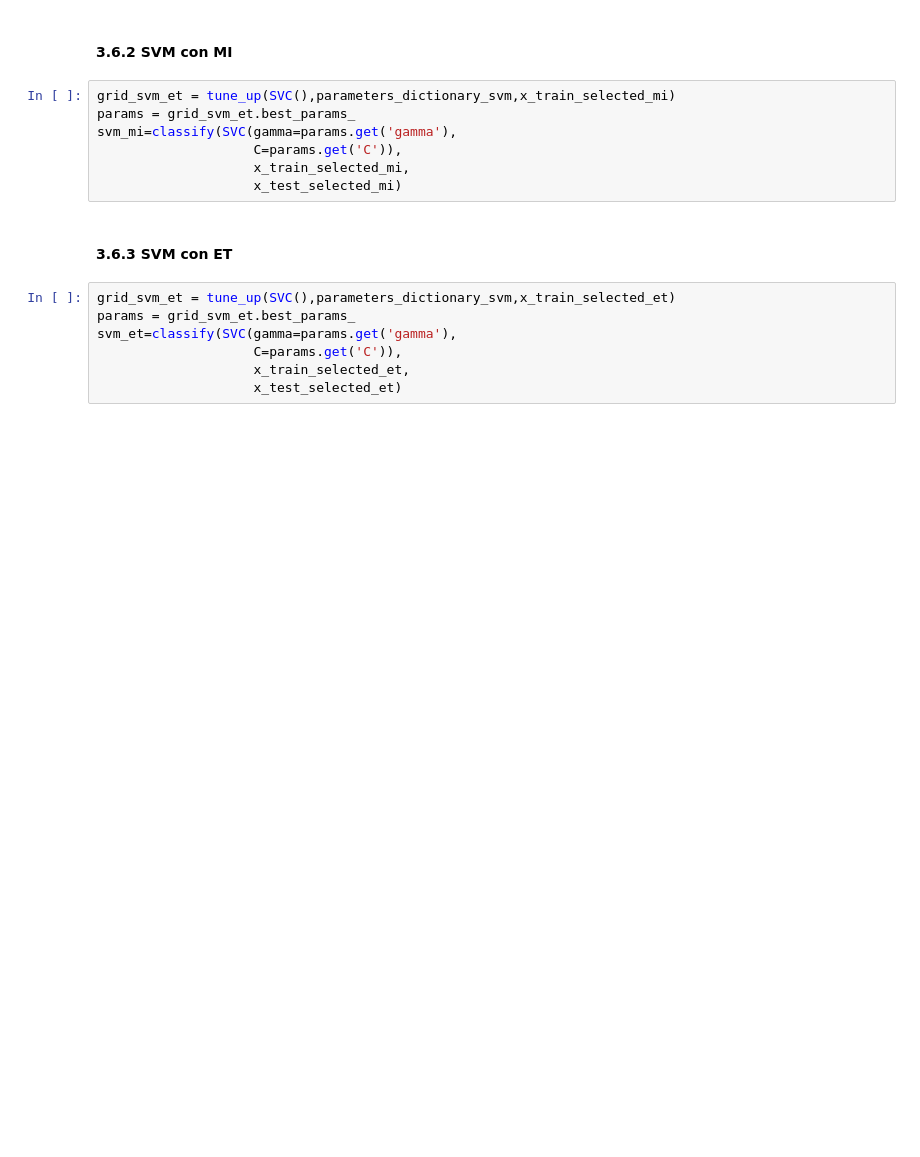
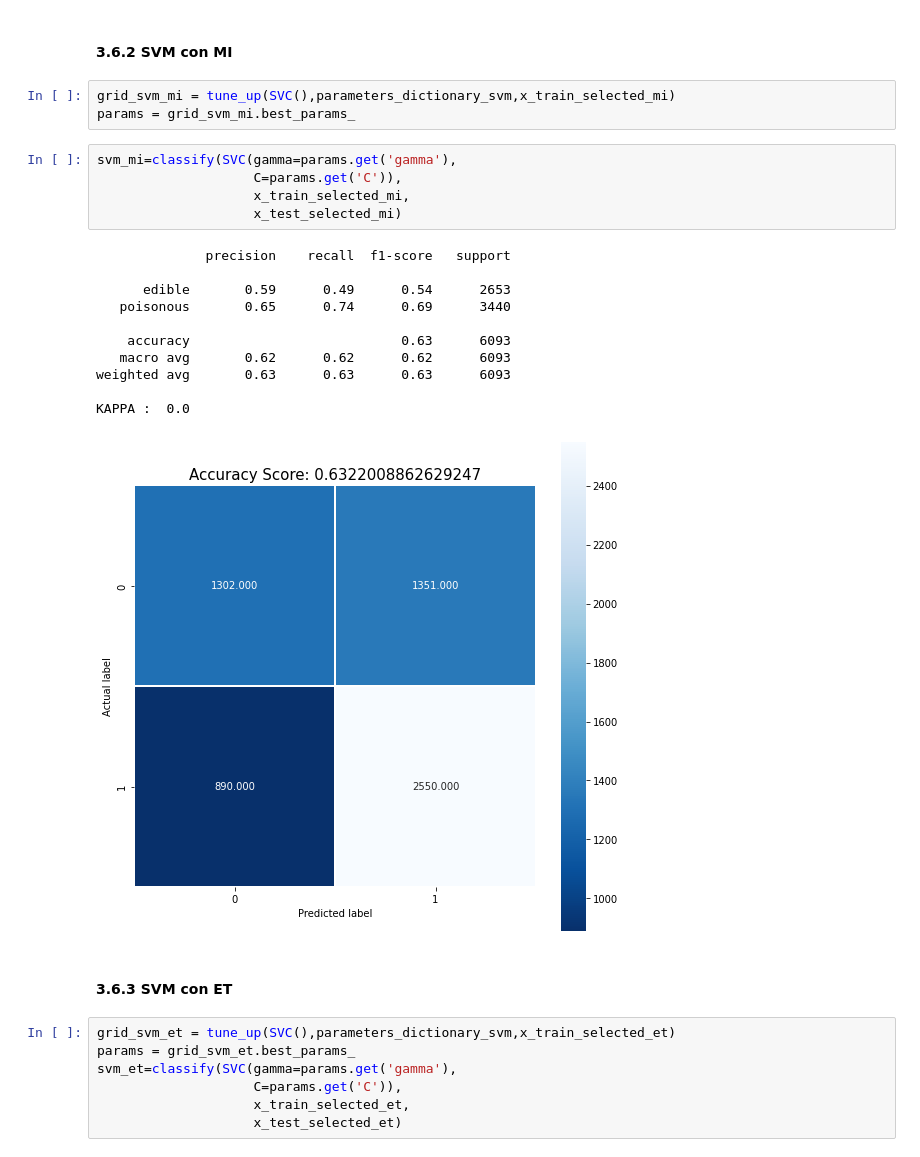
Before and after one commit to msalvati1997/mushrooms_classificator, a Jupyter notebook: mushroom.ipynb, the cells around one changed output. Cells and saved outputs as stored; diff of their text form; blank space fills up the shorter version.

```diff
--- a/mushroom.ipynb
+++ b/mushroom.ipynb
@@ -1320,12 +1332,25 @@ svm_base=classify(SVC(gamma=params.get('gamma'),C=params.get('C')),x_train,x_tes
 # %% [markdown]
 #### 3.6.2 SVM con MI
+# %%
+grid_svm_mi = tune_up(SVC(),parameters_dictionary_svm,x_train_selected_mi)
+params = grid_svm_mi.best_params_
 # %%
-grid_svm_et = tune_up(SVC(),parameters_dictionary_svm,x_train_selected_mi)
-params = grid_svm_et.best_params_
 svm_mi=classify(SVC(gamma=params.get('gamma'),
                     C=params.get('C')),
                     x_train_selected_mi,
                     x_test_selected_mi)
+# %% [output]
+              precision    recall  f1-score   support
+
+      edible       0.59      0.49      0.54      2653
+   poisonous       0.65      0.74      0.69      3440
+
+    accuracy                           0.63      6093
+   macro avg       0.62      0.62      0.62      6093
+weighted avg       0.63      0.63      0.63      6093
+
+KAPPA :  0.0
+[figure, added]
 # %% [markdown]
 #### 3.6.3 SVM con ET
 # %%
```
Also changed, not shown: parts of 3 cells of this notebook.
